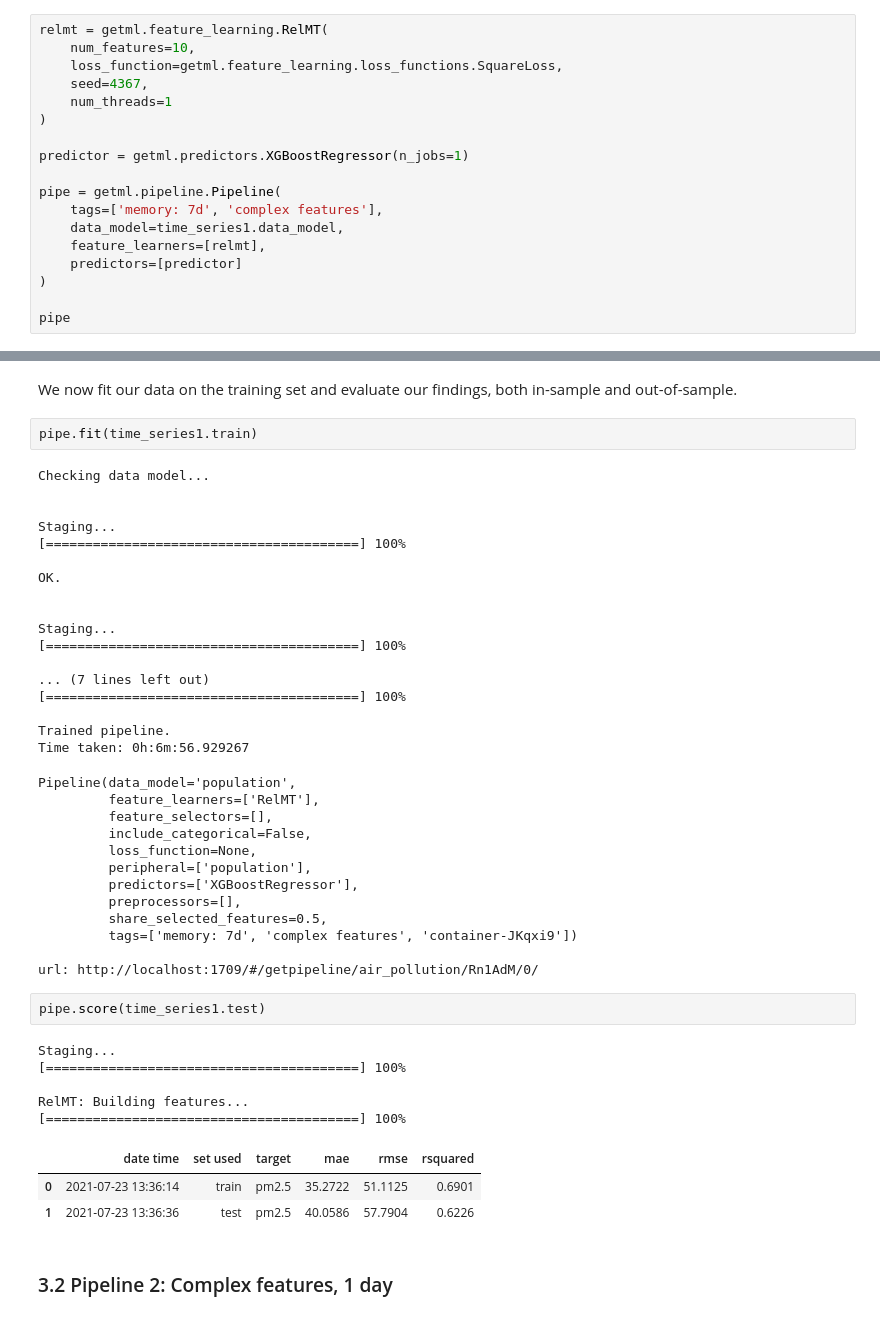
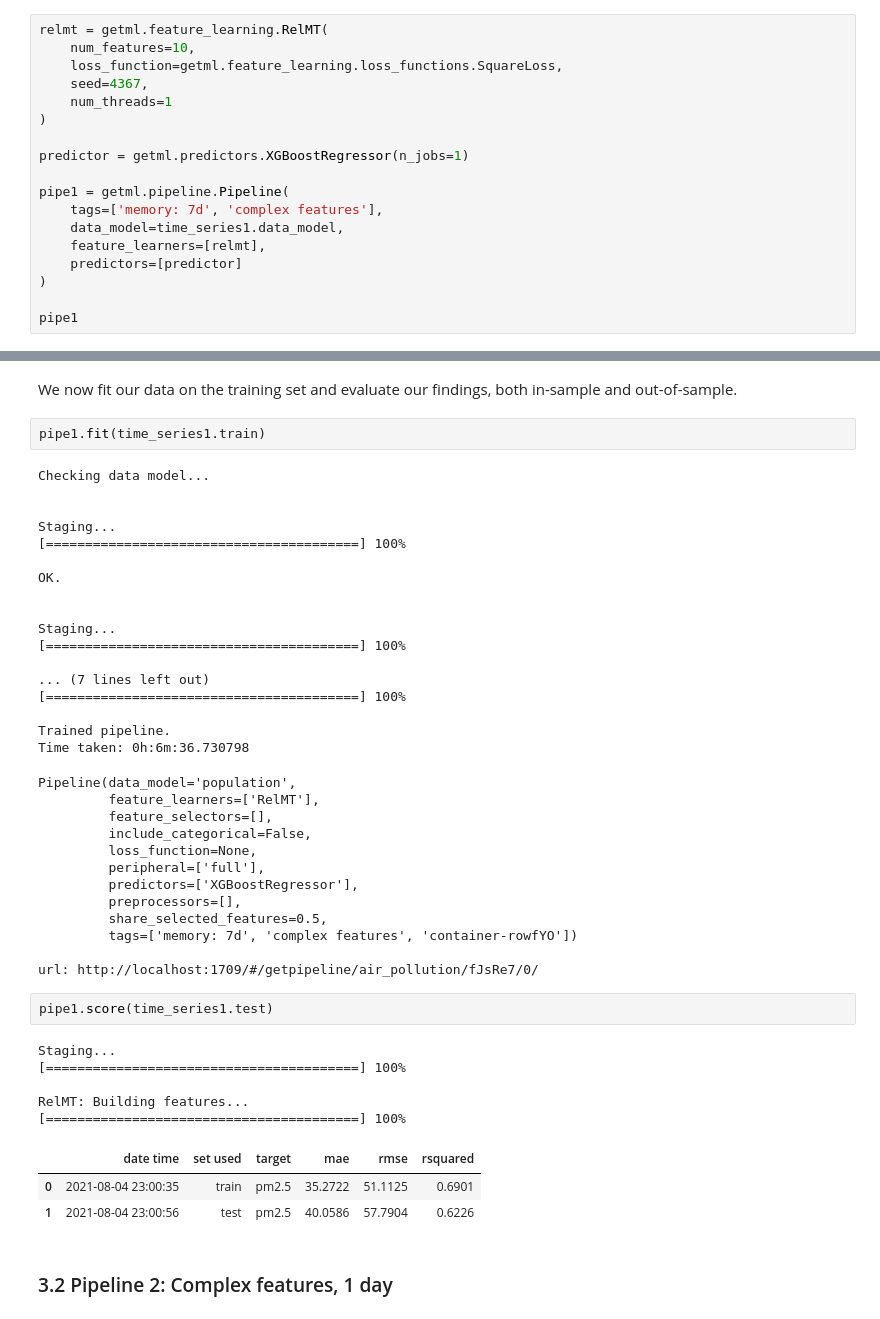
Before and after one commit to getml/getml-demo, a Jupyter notebook: air_pollution.ipynb, the cells around one changed output, grey strips where cells are left out. Cells and saved outputs as stored; diff of their text form.

Commit message:
Final version of the air pollution notebook for 1.0.0

```diff
--- a/air_pollution.ipynb
+++ b/air_pollution.ipynb
@@ -248,14 +248,14 @@ relmt = getml.feature_learning.RelMT(
 
 predictor = getml.predictors.XGBoostRegressor(n_jobs=1)
 
-pipe = getml.pipeline.Pipeline(
+pipe1 = getml.pipeline.Pipeline(
     tags=['memory: 7d', 'complex features'],
     data_model=time_series1.data_model,
     feature_learners=[relmt],
     predictors=[predictor]
 )
 
-pipe
+pipe1
 # %% [output]
 Pipeline(data_model='population',
          feature_learners=['RelMT'],
@@ -282,7 +282,7 @@ OK.
 # %% [markdown]
 We now fit our data on the training set and evaluate our findings, both in-sample and out-of-sample.
 # %%
-pipe.fit(time_series1.train)
+pipe1.fit(time_series1.train)
 # %% [output]
 Checking data model...
 
@@ -300,30 +300,30 @@ Staging...
 [========================================] 100%
 
 Trained pipeline.
-Time taken: 0h:6m:56.929267
+Time taken: 0h:6m:36.730798
 Pipeline(data_model='population',
          feature_learners=['RelMT'],
          feature_selectors=[],
          include_categorical=False,
          loss_function=None,
-         peripheral=['population'],
+         peripheral=['full'],
          predictors=['XGBoostRegressor'],
          preprocessors=[],
          share_selected_features=0.5,
-         tags=['memory: 7d', 'complex features', 'container-JKqxi9'])
+         tags=['memory: 7d', 'complex features', 'container-rowfYO'])
 
-url: http://localhost:1709/#/getpipeline/air_pollution/Rn1AdM/0/
+url: http://localhost:1709/#/getpipeline/air_pollution/fJsRe7/0/
 # %%
-pipe.score(time_series1.test)
+pipe1.score(time_series1.test)
 # %% [output]
 Staging...
 [========================================] 100%
 
 RelMT: Building features...
 [========================================] 100%
 |  | date time | set used | target | mae | rmse | rsquared |
-| 0 | 2021-07-23 13:36:14 | train | pm2.5 | 35.2722 | 51.1125 | 0.6901 |
-| 1 | 2021-07-23 13:36:36 | test | pm2.5 | 40.0586 | 57.7904 | 0.6226 |
+| 0 | 2021-08-04 23:00:35 | train | pm2.5 | 35.2722 | 51.1125 | 0.6901 |
+| 1 | 2021-08-04 23:00:56 | test | pm2.5 | 40.0586 | 57.7904 | 0.6226 |
 # %% [markdown]
 ### 3.2 Pipeline 2: Complex features, 1 day
 # %%
```
Also changed, not shown: parts of 32 cells of this notebook.
